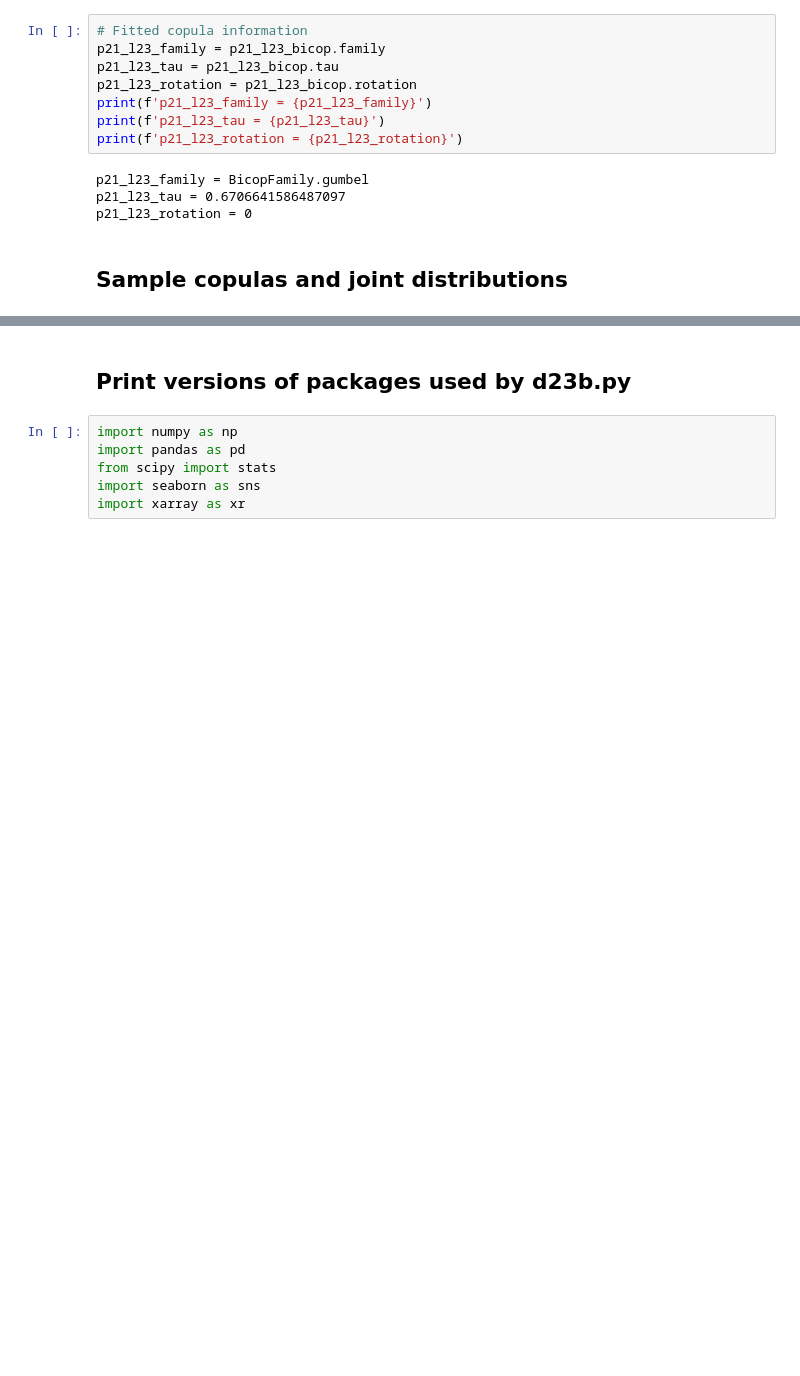
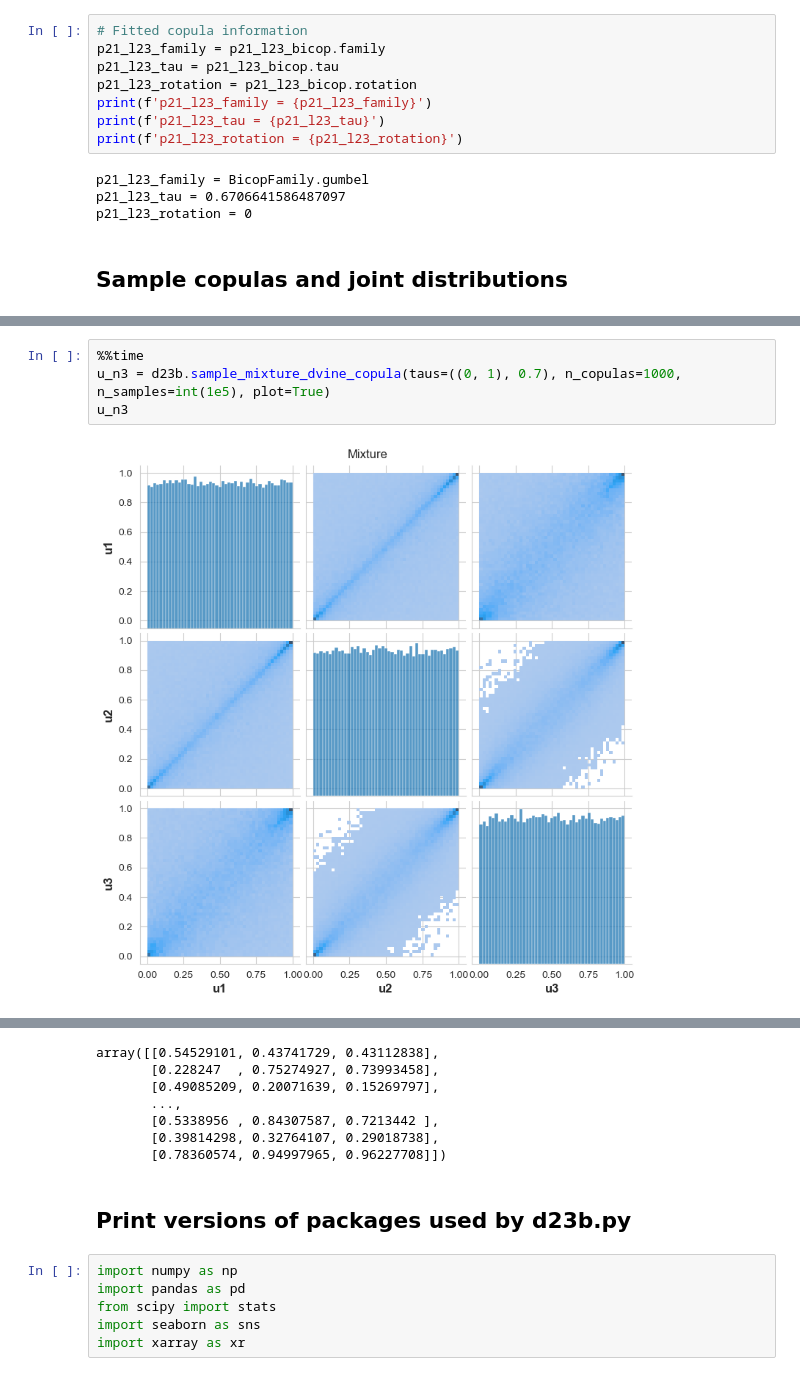
Before and after one commit to grandey/d23b-ice-dependence, a Jupyter notebook: test_d23b.ipynb, the cells around one changed output, grey strips where cells are left out. Drawn from its saved outputs; the diff is of its cells as text; blank space fills up the shorter version.

Commit message:
d23b.py sample_mixture_dvine_copula(): Sample a mixture of truncated D-vine copulas across 1-parameter families and Kendall's tau.

```diff
--- a/test_d23b.ipynb
+++ b/test_d23b.ipynb
@@ -137,3 +137,9 @@ array([[0.40376737, 0.35740726, 0.54489242],
        [0.11332882, 0.0500878 , 0.13960427],
        [0.86704862, 0.85003644, 0.8717854 ],
        [0.04345687, 0.20895413, 0.25931458]])
+# %%
+%%time
+u_n3 = d23b.sample_mixture_dvine_copula(taus=((0, 1), 0.7), n_copulas=1000, n_samples=int(1e5), plot=True)
+u_n3
+# %% [output]
+[figure, added]
@@ -140,3 +148,10 @@ array([[0.40376737, 0.35740726, 0.54489242],
+array([[0.54529101, 0.43741729, 0.43112838],
+       [0.228247  , 0.75274927, 0.73993458],
+       [0.49085209, 0.20071639, 0.15269797],
+       ...,
+       [0.5338956 , 0.84307587, 0.7213442 ],
+       [0.39814298, 0.32764107, 0.29018738],
+       [0.78360574, 0.94997965, 0.96227708]])
 # %% [markdown]
 ## Print versions of packages used by d23b.py
 # %%
```
Also changed, not shown: parts of 10 cells of this notebook, 1 other file.
